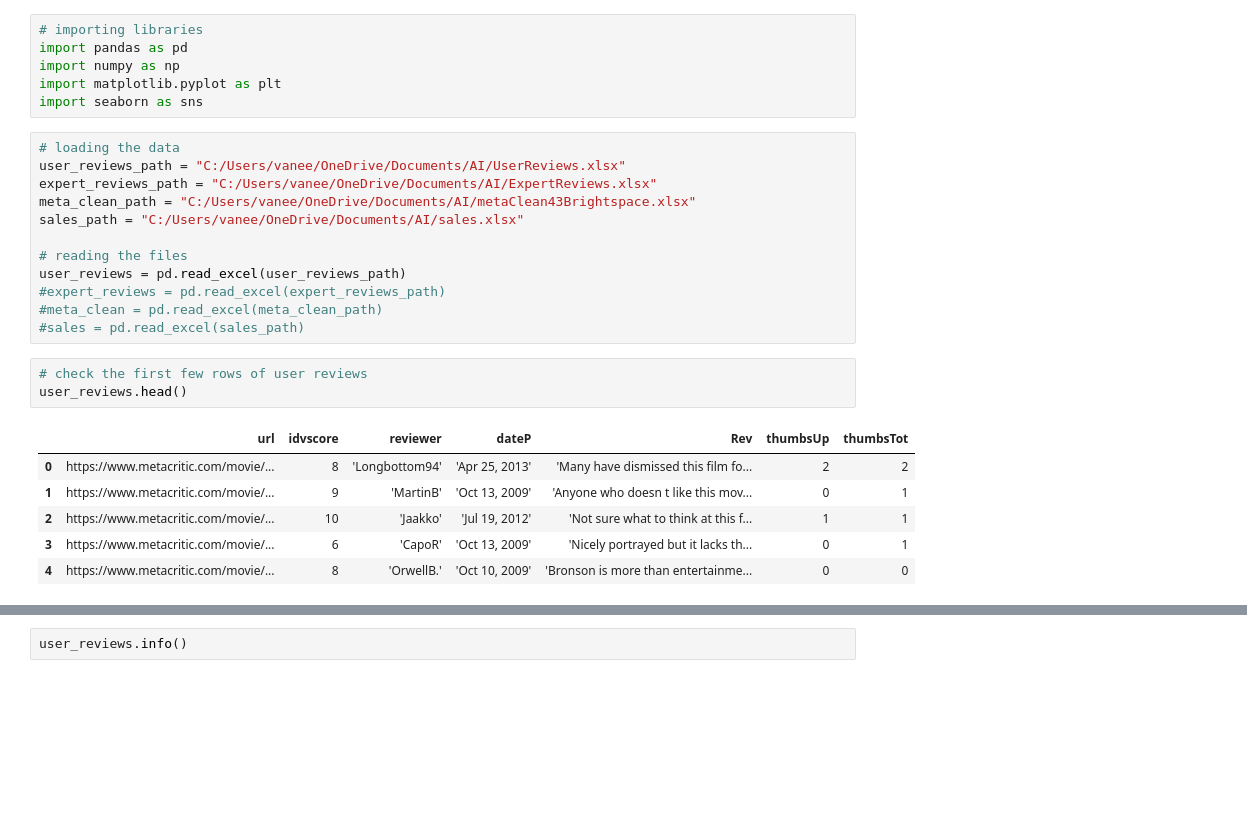
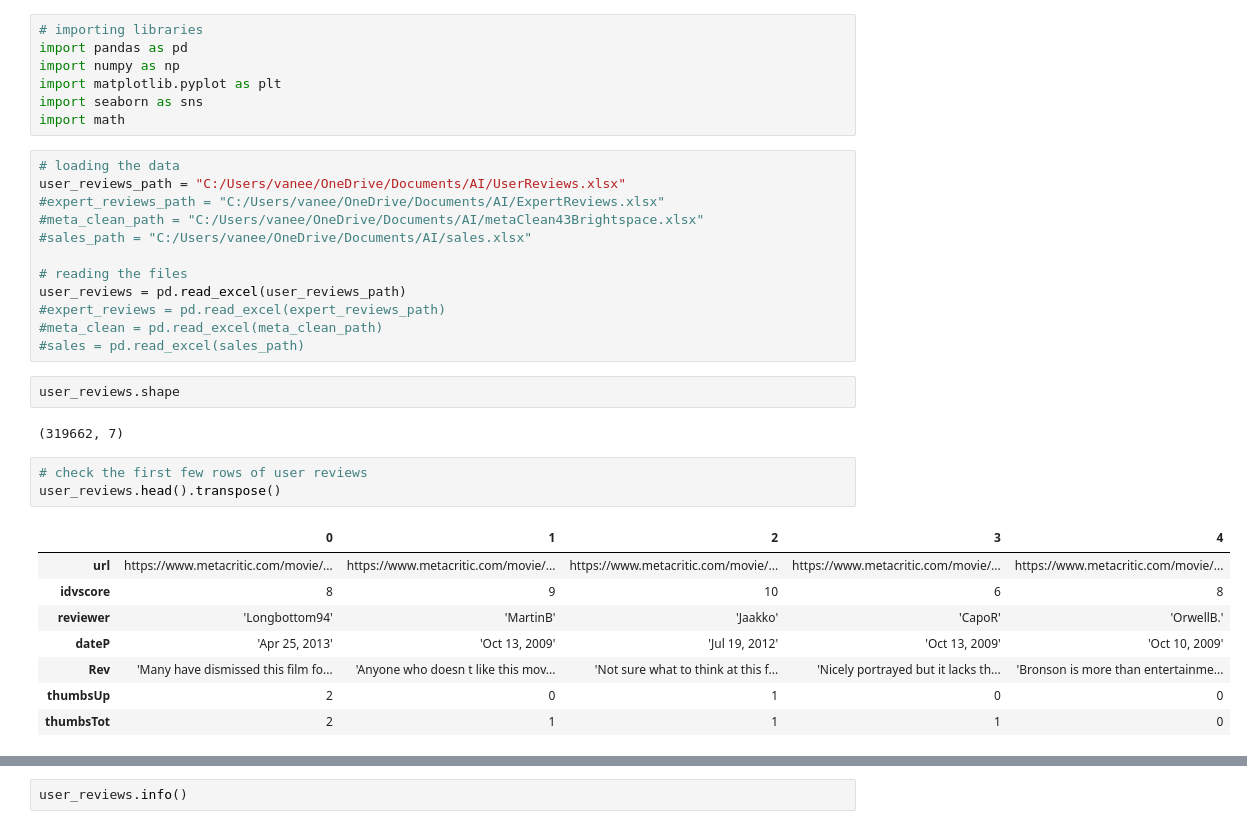
Before and after one commit to vanestoica/AI4business, a Jupyter notebook: moviedata.ipynb, the cells around one changed output, grey strips where cells are left out. Cells and saved outputs as stored; diff of their text form; blank space fills up the shorter version.

```diff
--- a/moviedata.ipynb
+++ b/moviedata.ipynb
@@ -4,25 +4,32 @@ import pandas as pd
 import numpy as np
 import matplotlib.pyplot as plt
 import seaborn as sns
+import math
 # %%
 # loading the data
 user_reviews_path = "C:/Users/vanee/OneDrive/Documents/AI/UserReviews.xlsx"
-expert_reviews_path = "C:/Users/vanee/OneDrive/Documents/AI/ExpertReviews.xlsx"
-meta_clean_path = "C:/Users/vanee/OneDrive/Documents/AI/metaClean43Brightspace.xlsx"
-sales_path = "C:/Users/vanee/OneDrive/Documents/AI/sales.xlsx"
+#expert_reviews_path = "C:/Users/vanee/OneDrive/Documents/AI/ExpertReviews.xlsx"
+#meta_clean_path = "C:/Users/vanee/OneDrive/Documents/AI/metaClean43Brightspace.xlsx"
+#sales_path = "C:/Users/vanee/OneDrive/Documents/AI/sales.xlsx"
 
 # reading the files
 user_reviews = pd.read_excel(user_reviews_path)
 #expert_reviews = pd.read_excel(expert_reviews_path)
 #meta_clean = pd.read_excel(meta_clean_path)
 #sales = pd.read_excel(sales_path)
+# %%
+user_reviews.shape
+# %% [output]
+(319662, 7)
 # %%
 # check the first few rows of user reviews
-user_reviews.head()
+user_reviews.head().transpose()
 # %% [output]
-|  | url | idvscore | reviewer | dateP | Rev | thumbsUp | thumbsTot |
-| 0 | https://www.metacritic.com/movie/... | 8 | 'Longbottom94' | 'Apr 25, 2013' | 'Many have dismissed this film fo... | 2 | 2 |
-| 1 | https://www.metacritic.com/movie/... | 9 | 'MartinB' | 'Oct 13, 2009' | 'Anyone who doesn t like this mov... | 0 | 1 |
-| 2 | https://www.metacritic.com/movie/... | 10 | 'Jaakko' | 'Jul 19, 2012' | 'Not sure what to think at this f... | 1 | 1 |
-| 3 | https://www.metacritic.com/movie/... | 6 | 'CapoR' | 'Oct 13, 2009' | 'Nicely portrayed but it lacks th... | 0 | 1 |
-| 4 | https://www.metacritic.com/movie/... | 8 | 'OrwellB.' | 'Oct 10, 2009' | 'Bronson is more than entertainme... | 0 | 0 |
+|  | 0 | 1 | 2 | 3 | 4 |
+| url | https://www.metacritic.com/movie/... | https://www.metacritic.com/movie/... | https://www.metacritic.com/movie/... | https://www.metacritic.com/movie/... | https://www.metacritic.com/movie/... |
+| idvscore | 8 | 9 | 10 | 6 | 8 |
+| reviewer | 'Longbottom94' | 'MartinB' | 'Jaakko' | 'CapoR' | 'OrwellB.' |
+| dateP | 'Apr 25, 2013' | 'Oct 13, 2009' | 'Jul 19, 2012' | 'Oct 13, 2009' | 'Oct 10, 2009' |
+| Rev | 'Many have dismissed this film fo... | 'Anyone who doesn t like this mov... | 'Not sure what to think at this f... | 'Nicely portrayed but it lacks th... | 'Bronson is more than entertainme... |
+| thumbsUp | 2 | 0 | 1 | 0 | 0 |
+| thumbsTot | 2 | 1 | 1 | 1 | 0 |
```
Also changed, not shown: parts of 70 cells of this notebook.
